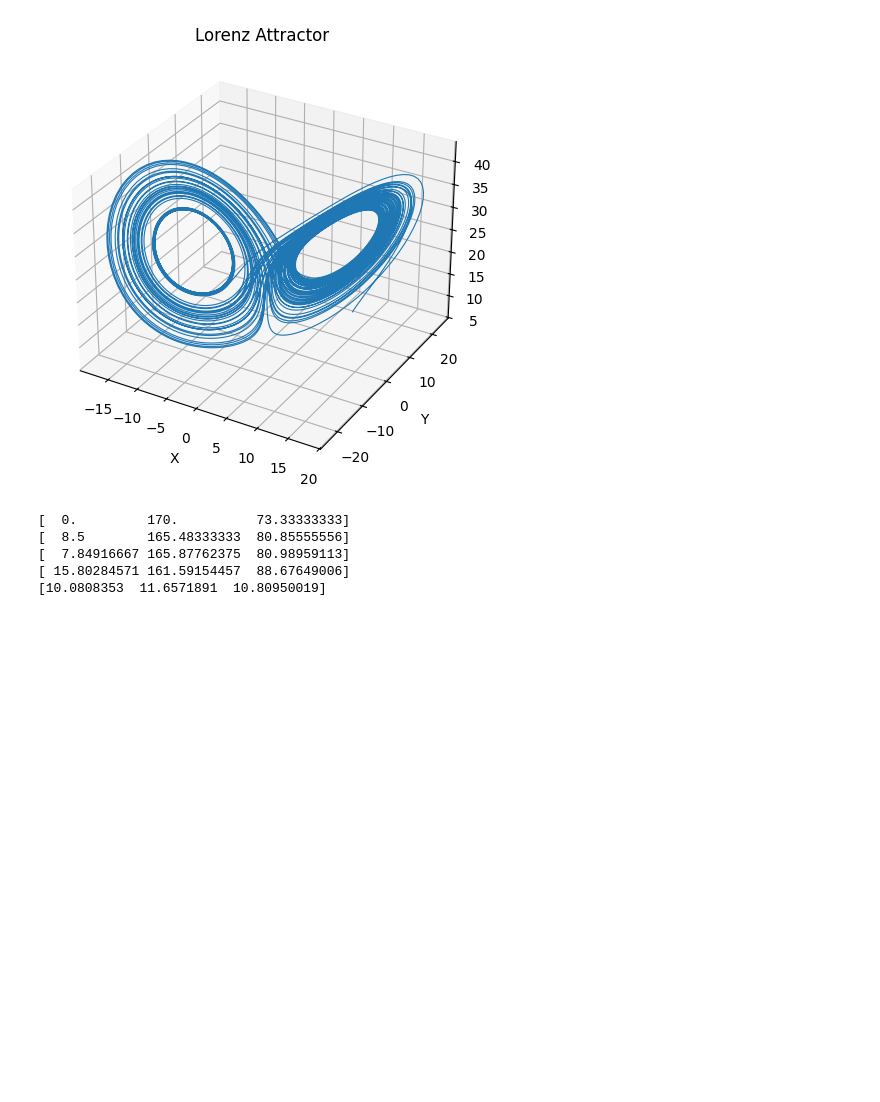
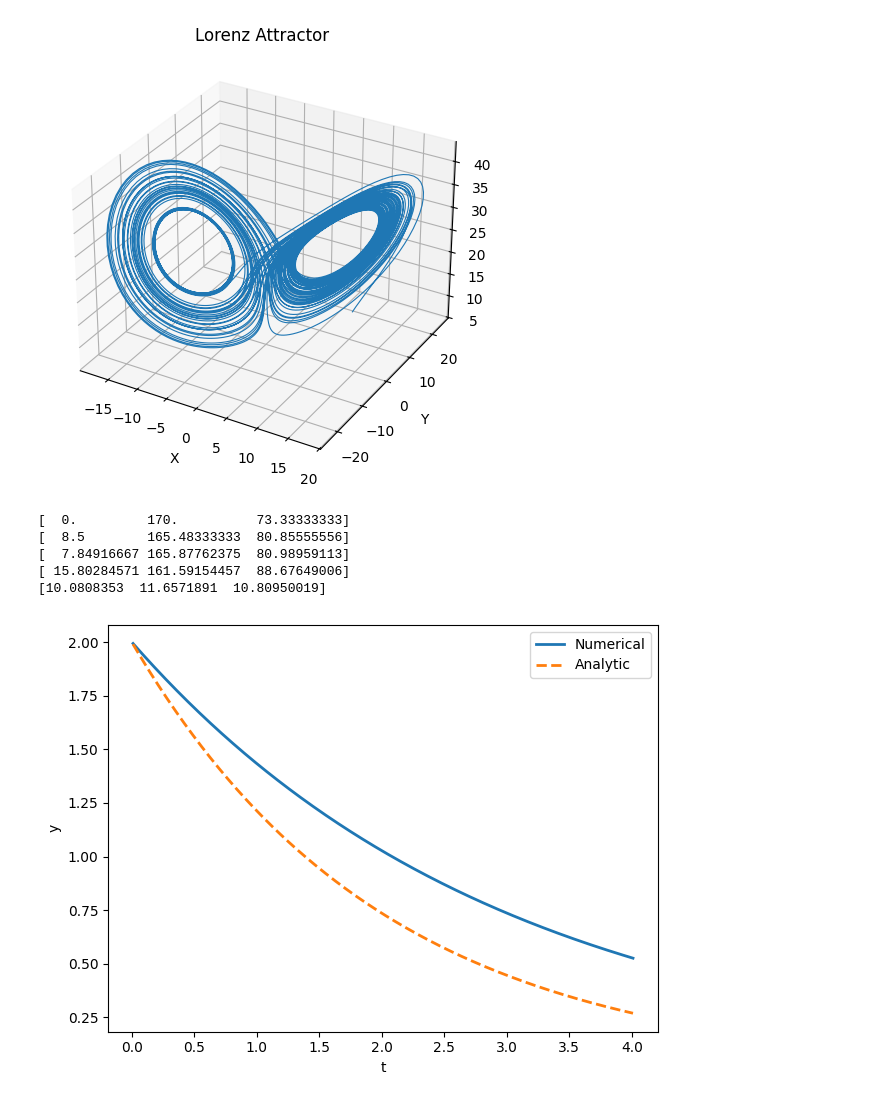
Before and after one commit to jackbmontgomery/ode-rs, a Jupyter notebook: plotting/test.ipynb, the cells around one changed output. Saved outputs shown, nothing was run; the diff lists cells and outputs as text; code cells hidden in the pictures; blank space fills up the shorter version.

```diff
--- a/plotting/test.ipynb
+++ b/plotting/test.ipynb
@@ -69,0 +62,21 @@ plt.show()
+# %%
+import numpy as np
+import matplotlib.pyplot as plt
+
+data = np.loadtxt("./decay_trajectory.csv", delimiter=",", skiprows=1)
+
+t, y = data[:, 0], data[:, 1]
+
+y_analytic = 2 * np.exp(-0.5 * t)
+
+# Plot both numerical and analytic solutions
+plt.plot(t, y, label='Numerical', linewidth=2)
+plt.plot(t, y_analytic, '--', label='Analytic', linewidth=2)
+
+plt.xlabel('t')
+plt.ylabel('y')
+plt.legend()
+plt.tight_layout()
+plt.show()
+# %% [output]
+[figure, added]
```
Also changed, not shown: parts of 2 cells of this notebook, 8 other files.
